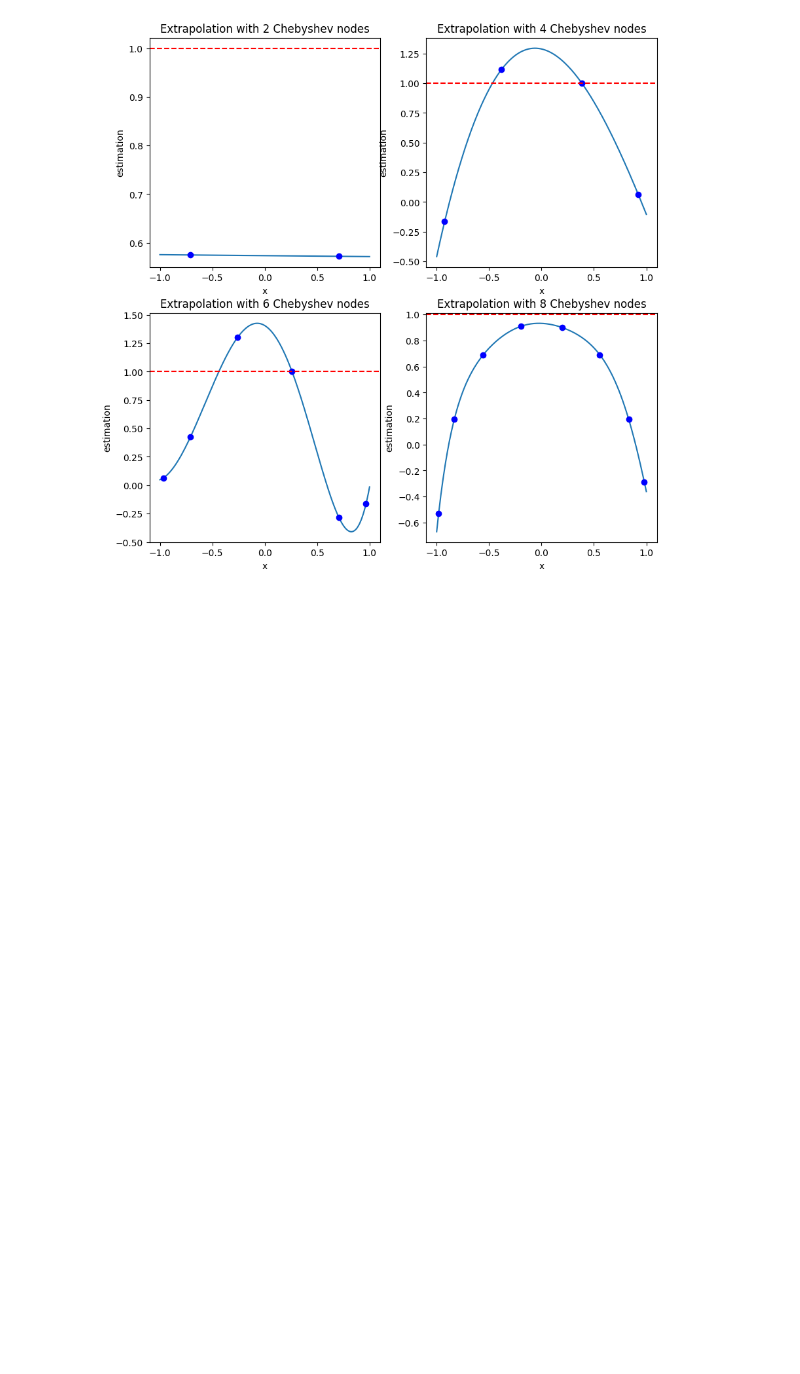
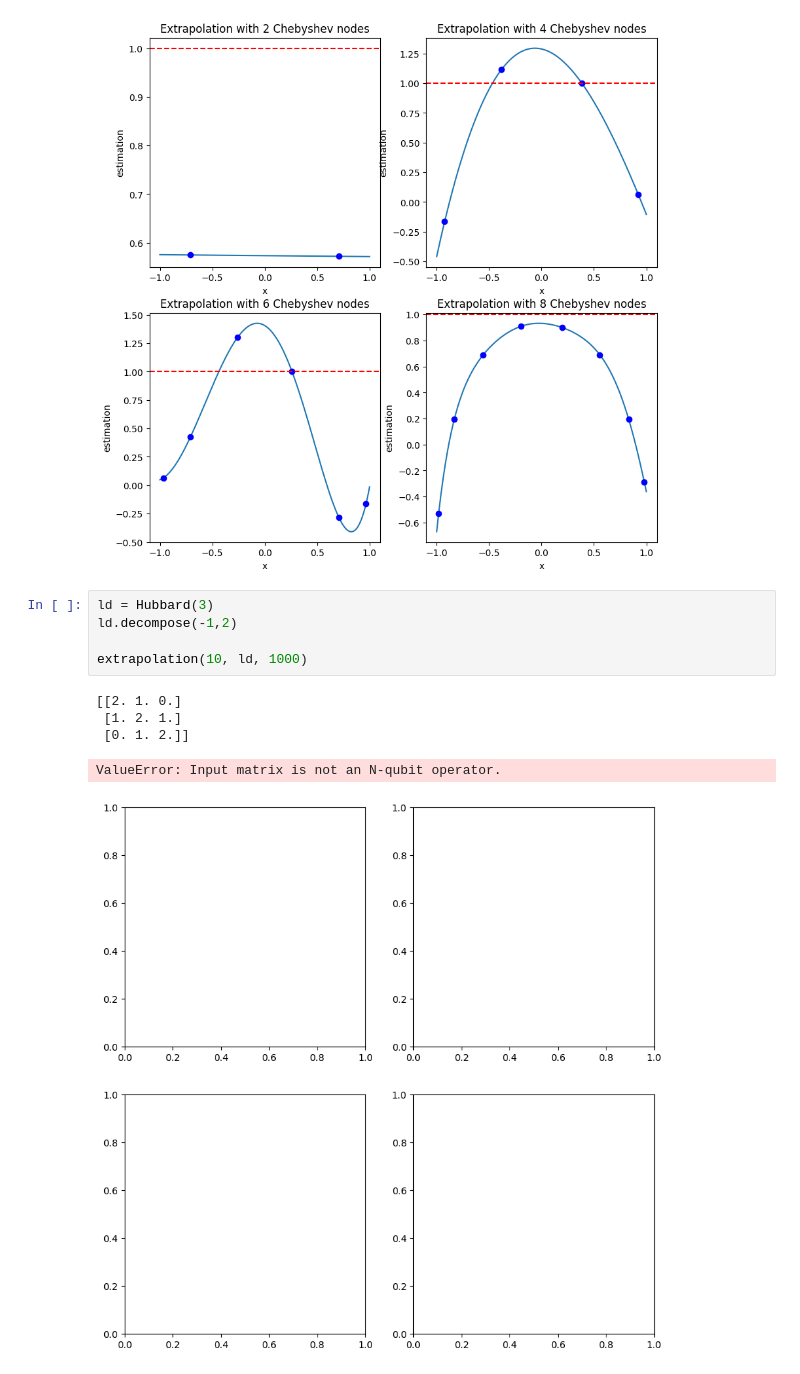
Before and after one commit to Rick0317/qDriftExtraPolation, a Jupyter notebook: jupyter/qdrift.ipynb, the cells around one changed output. Drawn from its saved outputs; the diff is of its cells as text; blank space fills up the shorter version.

Commit message:
error with larger size

```diff
--- a/jupyter/qdrift.ipynb
+++ b/jupyter/qdrift.ipynb
@@ -88,3 +88,14 @@ generated
 generated
 generated
 [figure]
+# %%
+ld = Hubbard(3)
+ld.decompose(-1,2)
+
+extrapolation(10, ld, 1000)
+# %% [output]
+[[2. 1. 0.]
+ [1. 2. 1.]
+ [0. 1. 2.]]
+ValueError: Input matrix is not an N-qubit operator.
+[figure, added]
```
